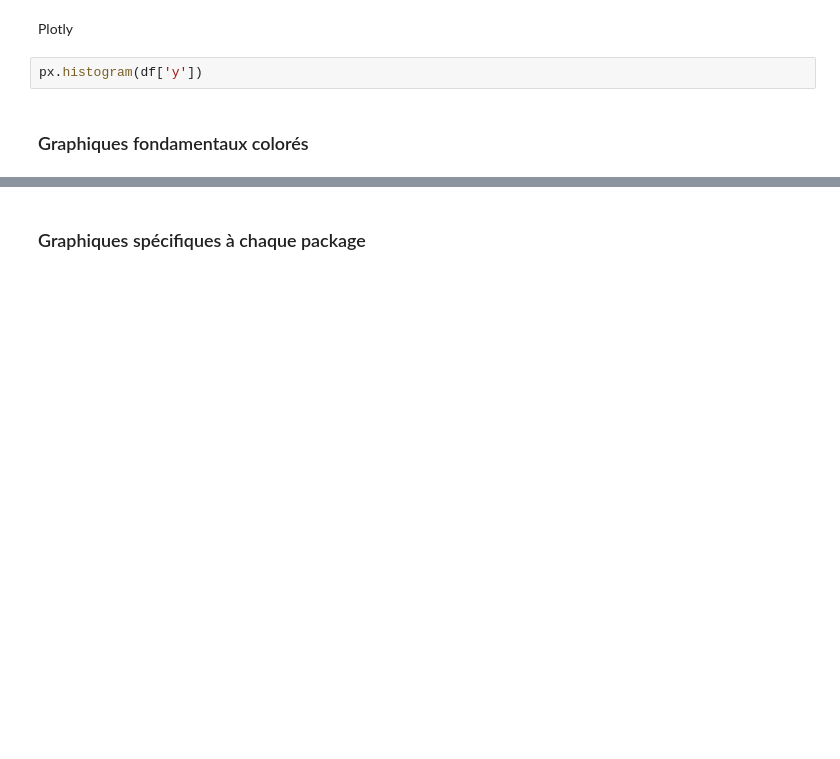
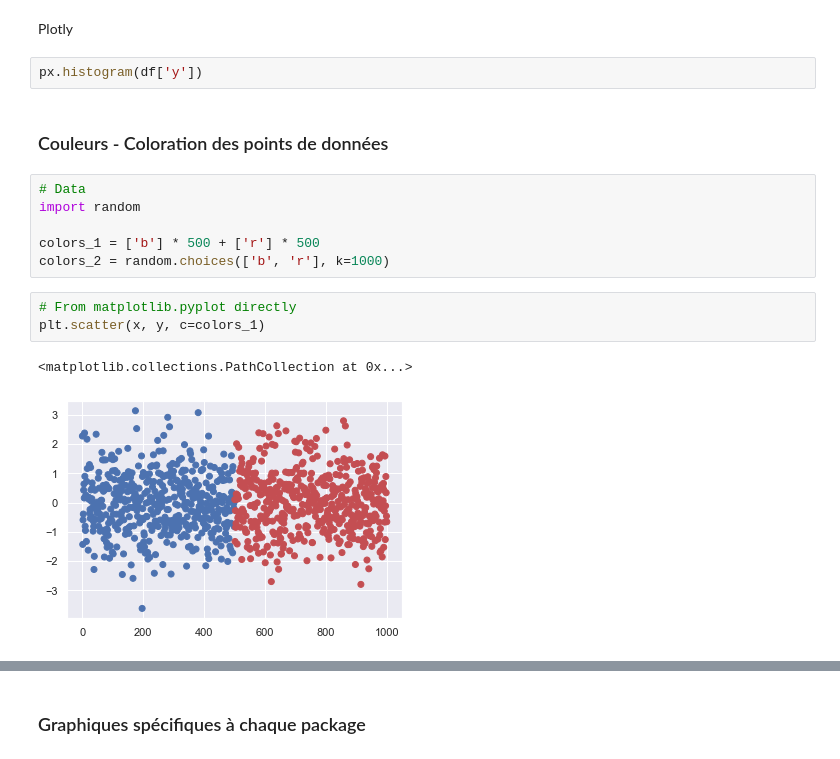
Before and after one commit to AlexisBogroff/data_viz_python_1_day, a Jupyter notebook: cours_partie_1.ipynb, the cells around one changed output, grey strips where cells are left out. Saved outputs shown, nothing was run; the diff lists cells and outputs as text; blank space fills up the shorter version.

Commit message:
Add points color, size and marker type

```diff
--- a/cours_partie_1.ipynb
+++ b/cours_partie_1.ipynb
@@ -138,5 +138,17 @@ sns.histplot(df['y'])
 Plotly
 # %%
 px.histogram(df['y'])
-# %% [markdown]
-### Graphiques fondamentaux colorés
+# %% [markdown]
+### Couleurs - Coloration des points de données
+# %%
+# Data
+import random
+
+colors_1 = ['b'] * 500 + ['r'] * 500
+colors_2 = random.choices(['b', 'r'], k=1000)
+# %%
+# From matplotlib.pyplot directly
+plt.scatter(x, y, c=colors_1)
+# %% [output]
+<matplotlib.collections.PathCollection at 0x...>
+[figure, added]
```
Also changed, not shown: parts of 22 cells of this notebook.
